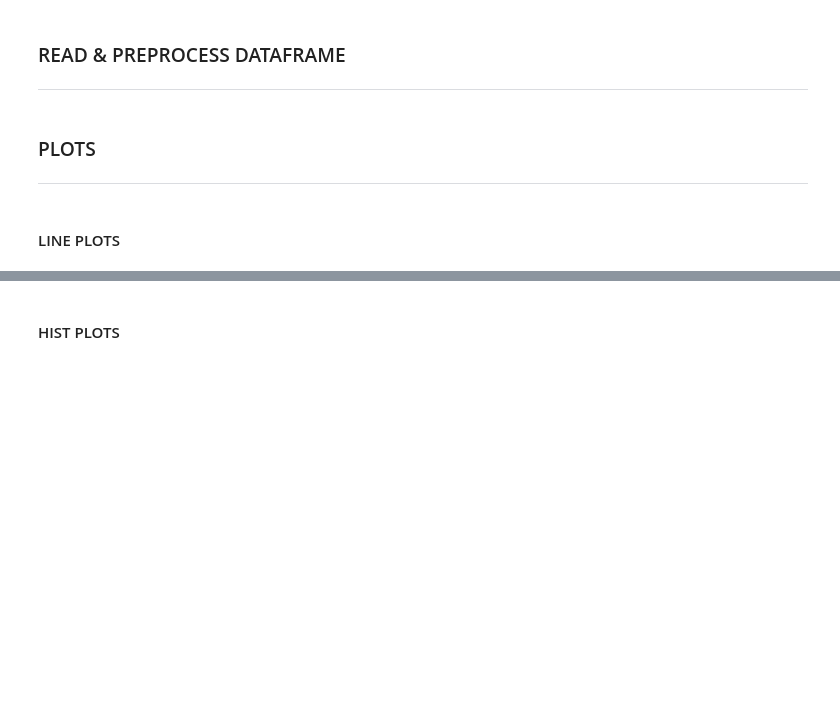
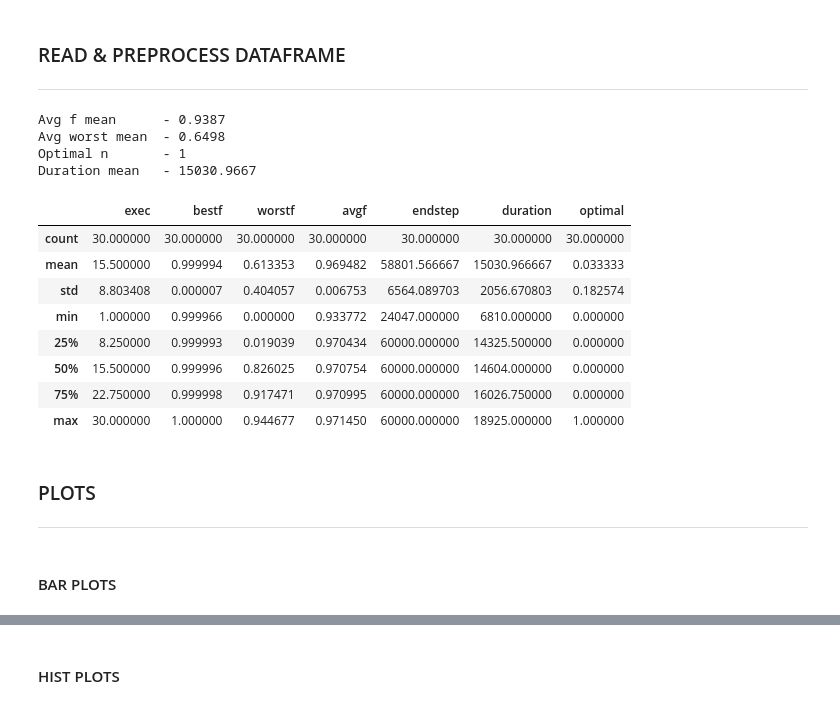
Before and after one commit to almiab1/MUIIAMetaheuristicos, a Jupyter notebook: stats/MetaheuristicStudy.ipynb, the cells around one changed output, grey strips where cells are left out. Cells and saved outputs as stored; diff of their text form; code cells hidden in the pictures; blank space fills up the shorter version.

```diff
--- a/stats/MetaheuristicStudy.ipynb
+++ b/stats/MetaheuristicStudy.ipynb
@@ -47,8 +86,37 @@ notOptimalRes = df[~optimalIndx]
 # Get optimal and not optimal dataset of full dataset
 optimalResFull = dff[dff["exec"].isin(optimalRes["exec"])]
 notOptimalResFull = dff[dff["exec"].isin(notOptimalRes["exec"])]
+# %%
+duration_mean = round(df["duration"].mean(),4)
+optimal_n = round(df[df["optimal"] == 1]["exec"].count(),4)
+avg_f_mean = round(dff["avgf"].mean(),4)
+avg_w_mean = round(dff["worstf"].mean(),4)
+
+print("""
+Avg f mean      - {}
+Avg worst mean  - {}
+Optimal n       - {}
+Duration mean   - {}
+""".format(avg_f_mean, avg_w_mean,optimal_n,duration_mean))
+# %% [output]
+Avg f mean      - 0.9387
+Avg worst mean  - 0.6498
+Optimal n       - 1
+Duration mean   - 15030.9667
+# %%
+df.describe()
+# %% [output]
+|  | exec | bestf | worstf | avgf | endstep | duration | optimal |
+| count | 30.000000 | 30.000000 | 30.000000 | 30.000000 | 30.000000 | 30.000000 | 30.000000 |
+| mean | 15.500000 | 0.999994 | 0.613353 | 0.969482 | 58801.566667 | 15030.966667 | 0.033333 |
+| std | 8.803408 | 0.000007 | 0.404057 | 0.006753 | 6564.089703 | 2056.670803 | 0.182574 |
+| min | 1.000000 | 0.999966 | 0.000000 | 0.933772 | 24047.000000 | 6810.000000 | 0.000000 |
+| 25% | 8.250000 | 0.999993 | 0.019039 | 0.970434 | 60000.000000 | 14325.500000 | 0.000000 |
+| 50% | 15.500000 | 0.999996 | 0.826025 | 0.970754 | 60000.000000 | 14604.000000 | 0.000000 |
+| 75% | 22.750000 | 0.999998 | 0.917471 | 0.970995 | 60000.000000 | 16026.750000 | 0.000000 |
+| max | 30.000000 | 1.000000 | 0.944677 | 0.971450 | 60000.000000 | 18925.000000 | 1.000000 |
 # %% [markdown]
 ### PLOTS
 ---
 # %% [markdown]
-#### LINE PLOTS
+#### BAR PLOTS
```
Also changed, not shown: parts of 18 cells of this notebook.
